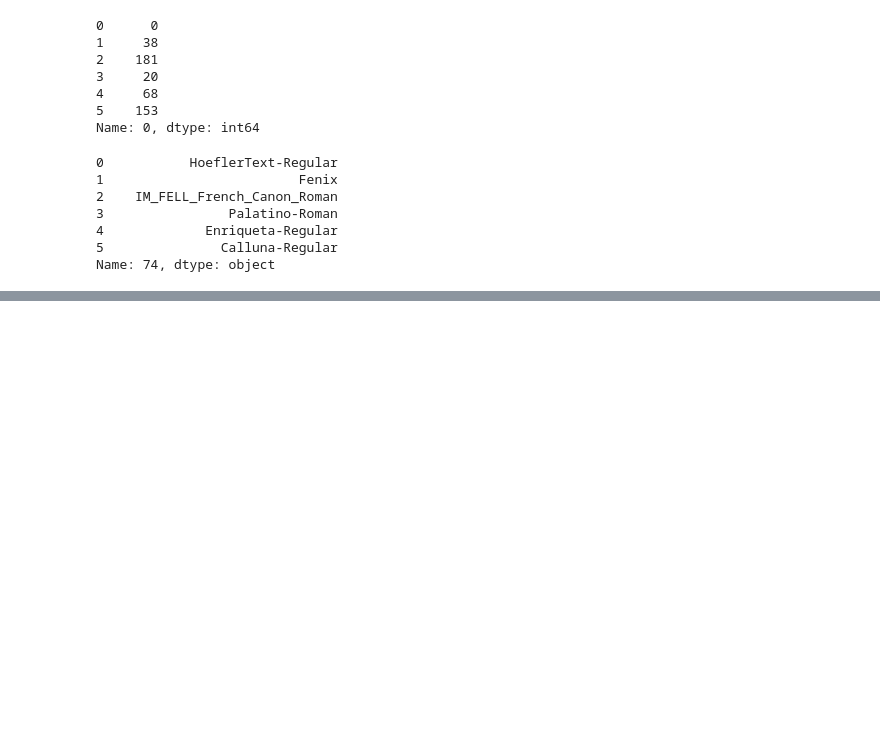
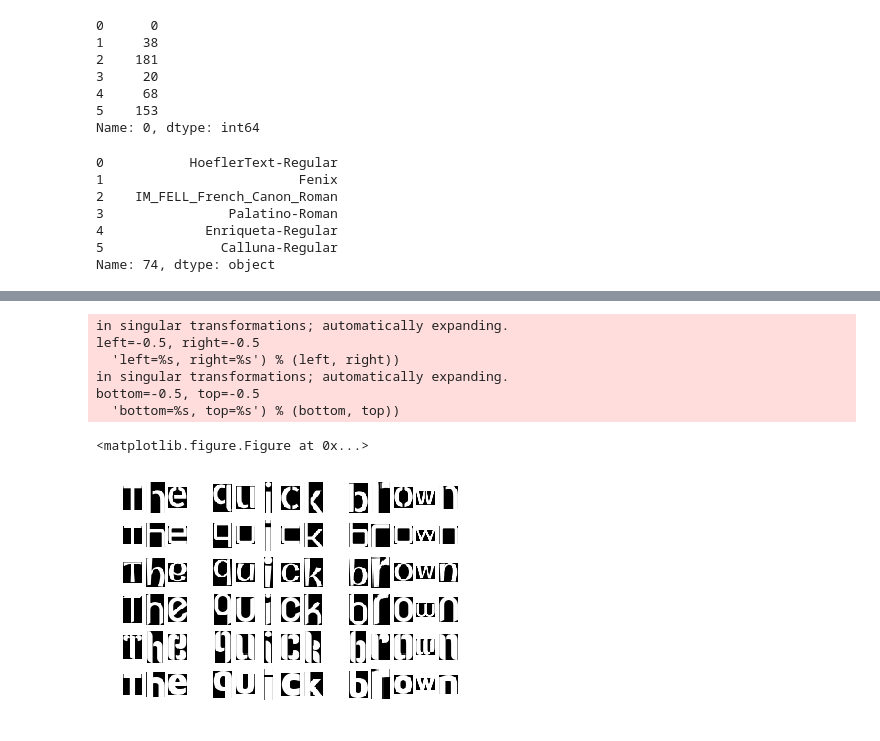
Before and after one commit to ahorjia/FontClassifier, a Jupyter notebook: Features/Features.ipynb, the cells around one changed output, grey strips where cells are left out. Cells and saved outputs as stored; diff of their text form; code cells hidden in the pictures; blank space fills up the shorter version.

```diff
--- a/Features/Features.ipynb
+++ b/Features/Features.ipynb
@@ -413,0 +467,23 @@ f1
+# %%
+def render_fonts(font_set, text):
+    plt.figure(1)
+    _, axarr = plt.subplots(6, len(text))
+    row_counter = 0
+    for close in font_set:
+        col_counter = 0
+        for letter in text:
+            file_name = os.path.join(font_dir, close + '.ttf')
+            if os.path.isfile(file_name):
+                path = close + '.ttf'
+            else:
+                path = close + '.otf'
+
+            arr = render_letter(path, letter)
+            axarr[row_counter, col_counter].imshow(arr, cmap='gray')
+            axarr[row_counter, col_counter].axis('off')
+            col_counter += 1
+        row_counter += 1
+# %%
+def show_closest(font_index, text):
+    closests = find_closest_name(font_index)
+    render_fonts(closests, text)
@@ -413,0 +495,13 @@ f1
+# %%
+test_font_index = 5
+# %%
+show_closest(test_font_index, 'The quick brown')
+# %% [output]
+in singular transformations; automatically expanding.
+left=-0.5, right=-0.5
+  'left=%s, right=%s') % (left, right))
+in singular transformations; automatically expanding.
+bottom=-0.5, top=-0.5
+  'bottom=%s, top=%s') % (bottom, top))
+<matplotlib.figure.Figure at 0x...>
+[figure, added]
```
Also changed, not shown: parts of 19 cells of this notebook.
